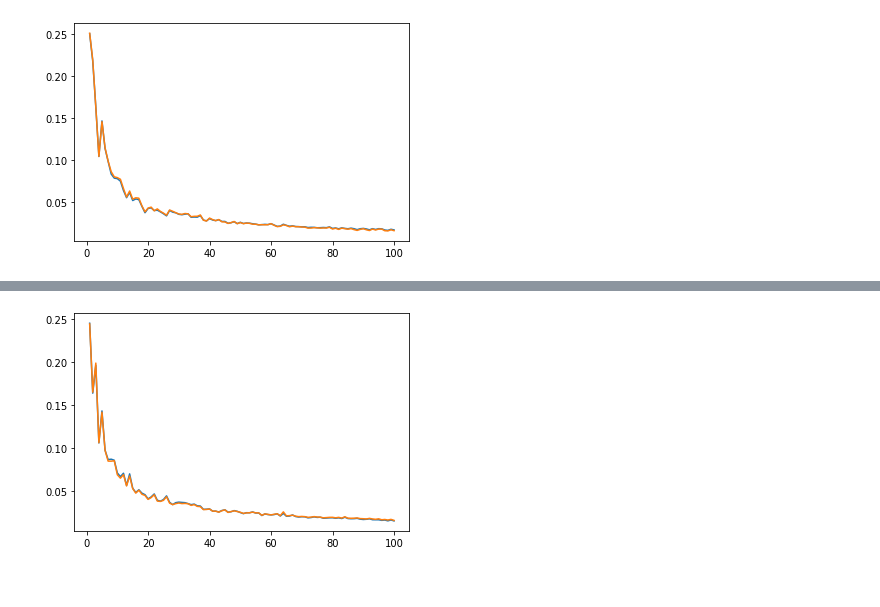
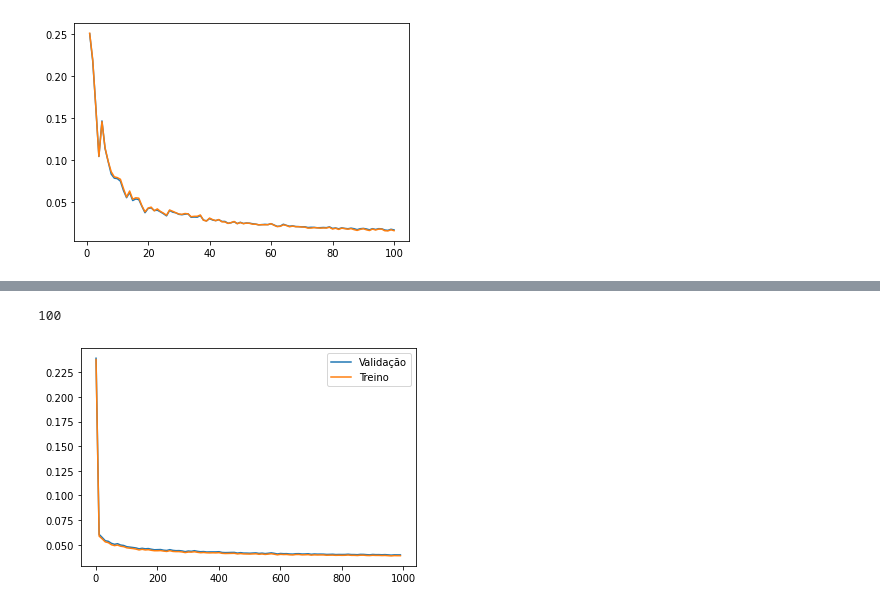
Before and after one commit to pdcos/IA048_Ex1, a Jupyter notebook: prototype.ipynb, the cells around one changed output, grey strips where cells are left out. Cells and saved outputs as stored; diff of their text form; code cells hidden in the pictures.

Commit message:
[FEAT] Cross Validation implemented

```diff
--- a/prototype.ipynb
+++ b/prototype.ipynb
@@ -316,9 +329,14 @@ max(best_alpha)
+# %%
+len(best_train_mse_list)
+# %% [output]
+100
 # %%
-plt.plot(range(1,101), best_validation_mse_list)
-plt.plot(range(1,101), best_train_mse_list)
+plt.plot(range(1,1001, 10), best_validation_mse_list)
+plt.plot(range(1,1001, 10), best_train_mse_list)
+plt.legend(["Validação", "Treino"])
 plt.show()
 # %% [output]
-[figure, old version]
+[figure, new version]
 # %%
 plt.plot(range(1,101), best_alpha)
 plt.yscale("log")
```
Also changed, not shown: parts of 9 cells of this notebook.
